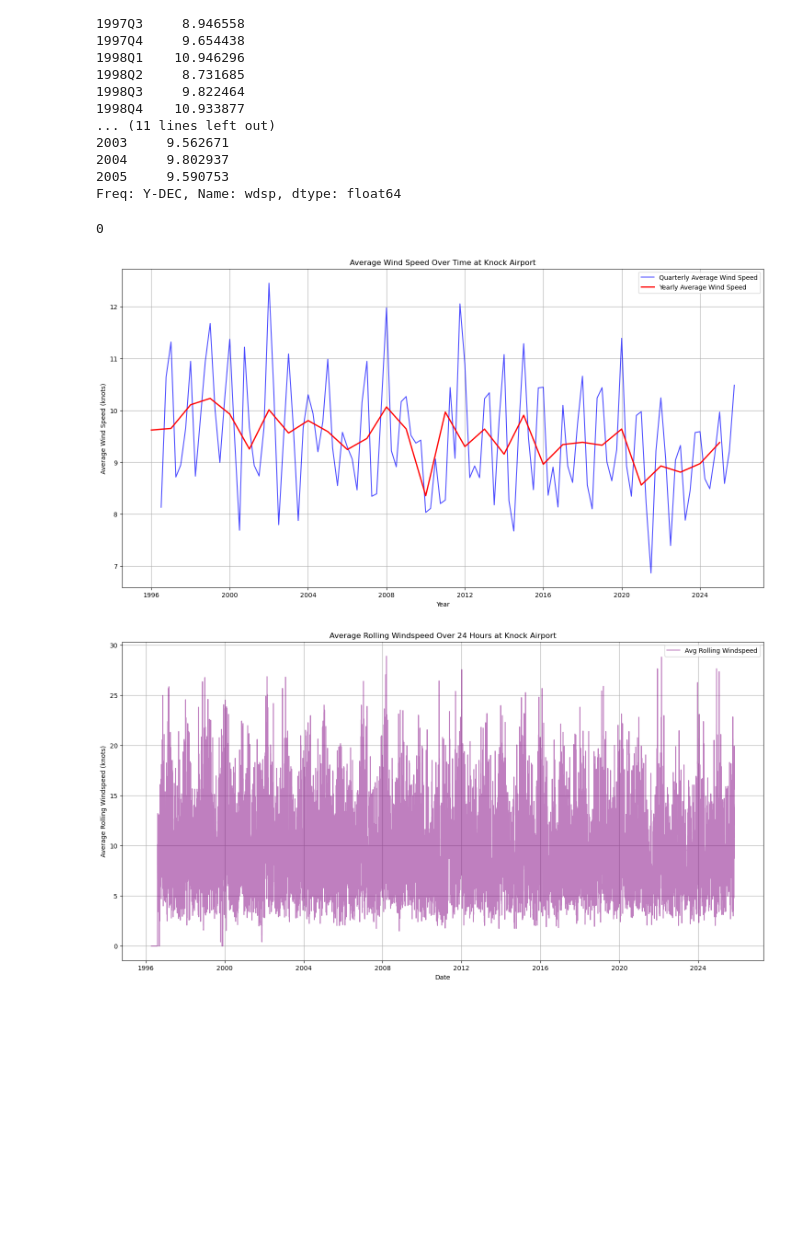
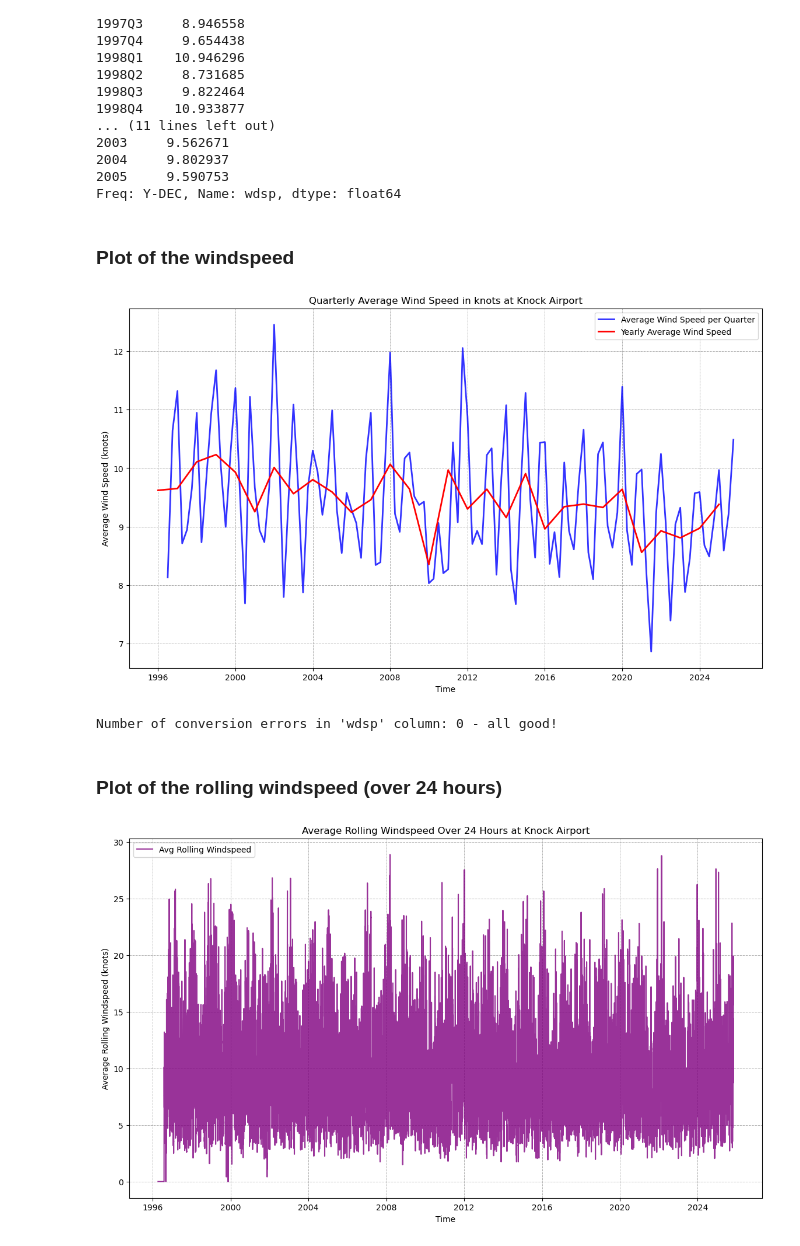
Before and after one commit to marianemcgrath/pfda, a Jupyter notebook: assignment/assignment06_weather.ipynb, the cells around one changed output. Cells and saved outputs as stored; diff of their text form; code cells hidden in the pictures; blank space fills up the shorter version.

```diff
--- a/assignment/assignment06_weather.ipynb
+++ b/assignment/assignment06_weather.ipynb
@@ -276,25 +309,32 @@ quarter
 2004     9.802937
 2005     9.590753
 Freq: Y-DEC, Name: wdsp, dtype: float64
+# %% [markdown]
+### **Plot of the windspeed**
+# %%
+# Let's plot the average wind speed per quarter over time
+plt.figure(figsize=(14, 8))
+plt.plot(avg_wdsp_per_qtr.index.to_timestamp(), avg_wdsp_per_qtr, label='Average Wind Speed per Quarter', color='blue', alpha=0.8, linewidth=2)
+plt.plot(avg_wdsp_per_year.index.to_timestamp(), avg_wdsp_per_year, label='Yearly Average Wind Speed', color='red', linewidth=2)
+plt.title('Quarterly Average Wind Speed in knots at Knock Airport')
+plt.xlabel('Time')
+plt.ylabel('Average Wind Speed (knots)')
+plt.legend()
+plt.grid( True, linestyle='--', linewidth=0.7)
+plt.show()
+# %% [output]
+[figure, added]
 # %%
-# Let's check for any conversion errors
+# Let's check for any conversion errors after the latest changes
 conversion_errors = df['wdsp'].isna().sum()
 conversion_errors
+
+if conversion_errors > 0:
+        print(f"Number of conversion errors in 'wdsp' column is {conversion_errors} - please check data!")
+else:
+    print(f"Number of conversion errors in 'wdsp' column: {conversion_errors}", "- all good!")
 # %% [output]
-0
+Number of conversion errors in 'wdsp' column: 0 - all good!
-# %%
-# Plotting average wind speed per month and Year
-plt.figure(figsize=(18,9))
-plt.plot(avg_wdsp_per_quarter.index.to_timestamp(), avg_wdsp_per_quarter, label='Quarterly Average Wind Speed', color='blue', alpha=0.7)
-plt.plot(avg_wdsp_per_year.index.to_timestamp(), avg_wdsp_per_year, label='Yearly Average Wind Speed', color='red', linewidth=2)
-plt.title('Average Wind Speed Over Time at Knock Airport')
-plt.xlabel('Year')
-plt.ylabel('Average Wind Speed (knots)')
-plt.legend()
-plt.grid()
-plt.show()
-# %% [output]
-[figure, removed]
 # %%
 # We want to know the rolling average wind speed over a 24 hour period
 # Which is the average wind speed calculated over the previous 24 hours for each point in time
@@ -304,12 +345,14 @@ df['rolling_wdsp'] = df['wdsp'].rolling('24h').mean()
+# %% [markdown]
+### **Plot of the rolling windspeed (over 24 hours)**
 # %%
 # We'll create a seabborn plot to show the rolling average wind speed over 24 hours
-plt.figure(figsize=(18,9))
-plt.plot(df.index, df['rolling_wdsp'], color='purple', alpha=0.5)
+plt.figure(figsize=(14, 8))
+plt.plot(df.index, df['rolling_wdsp'], color='purple', alpha=0.8)
 plt.title('Average Rolling Windspeed Over 24 Hours at Knock Airport')
-plt.xlabel('Date')
+plt.xlabel('Time')
 plt.ylabel('Average Rolling Windspeed (knots)')
 plt.legend(['Avg Rolling Windspeed'])
-plt.grid()
+plt.grid( True, linestyle='--', linewidth=0.7)
 plt.show()
 # %% [output]
-[figure, old version]
+[figure, new version]
```
Also changed, not shown: parts of 34 cells of this notebook, 7 other files.
